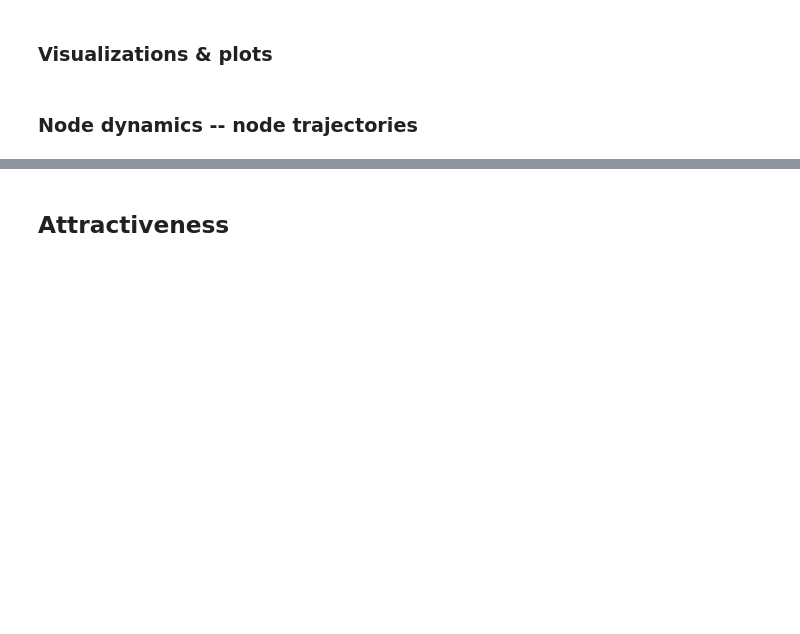
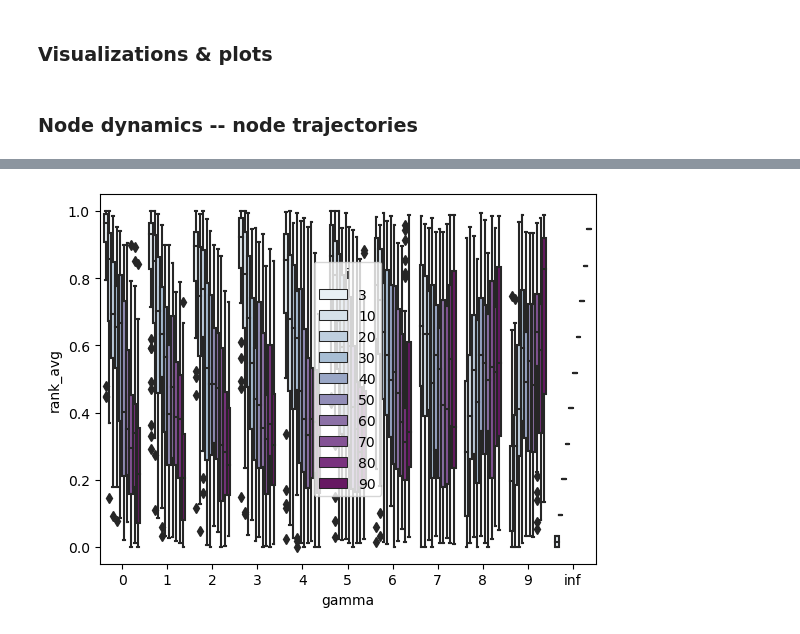
Before and after one commit to carolinamattsson/opportunistic-attachment, a Jupyter notebook: plots_ranks.ipynb, the cells around one changed output, grey strips where cells are left out. Saved outputs shown, nothing was run; the diff lists cells and outputs as text; code cells hidden in the pictures; blank space fills up the shorter version.

Commit message:
for rerun and new plots for node rank

```diff
--- a/plots_ranks.ipynb
+++ b/plots_ranks.ipynb
@@ -143,25 +158,0 @@ plt.close()
-# %% [markdown]
-## Attractiveness
-# %%
-# DISTRIBUTIONS
-runs = list(range(44))
-gammas = [0,1,2,3,4,5,6,7,8,9,"inf"]
-
-PRs = {}
-for gamma in gammas:
-    PRs[gamma] = []
-    for run in runs:
-        network = "_".join(["i1o1","m"+str(m),"a"+str(alpha),"g"+str(gamma)])
-
-        # LOAD RUN
-        try:
-            with open(os.path.join(nets_dir,network,"run_"+str(run)+'.pkl'), 'rb') as f:
-                model = pickle.load(f)
-        except:
-            continue
-
-        # Get the PageRanks of the nodes at step 100
-        PR = nx.get_node_attributes(model.networks[-1], "score")
-
-        # Save it
-        PRs[gamma].append(PR)
@@ -214,0 +159,24 @@ plt.show()
+# %%
+# Last 10 steps
+dfs = []
+for gamma in gammas:
+    for i in i_s:
+        df = pd.DataFrame(np.mean(np.array(ranks[gamma][i])[:,-10:],axis=1), columns=['rank_avg'])
+        df['rank_std'] = pd.DataFrame(np.std(np.array(ranks[gamma][i])[:,-10:],axis=1), columns=['rank_std'])['rank_std']
+        df['diff_avg'] = pd.DataFrame(np.mean(np.diff(ranks[gamma][i])[:,-10:],axis=1), columns=['diff_avg'])['diff_avg']
+        df['diff_abs_avg'] = pd.DataFrame(np.mean(np.abs(np.diff(ranks[gamma][i])[:,-10:]),axis=1), columns=['diff_abs_avg'])['diff_abs_avg']
+        df['diff_std'] = pd.DataFrame(np.std(np.diff(ranks[gamma][i])[:,-10:],axis=1), columns=['diff_std'])['diff_std']
+        df['gamma'] = gamma
+        df['i'] = i
+        dfs.append(df)
+df_ranks = pd.concat(dfs, ignore_index=True)
+# %%
+# Last 10 steps
+sns.boxplot(data=df_ranks,
+            x='gamma',
+            y='rank_avg',
+            hue='i',
+            palette='BuPu')
+plt.show()
+# %% [output]
+[figure, added]
```
Also changed, not shown: parts of 11 cells of this notebook, 9 other files.
